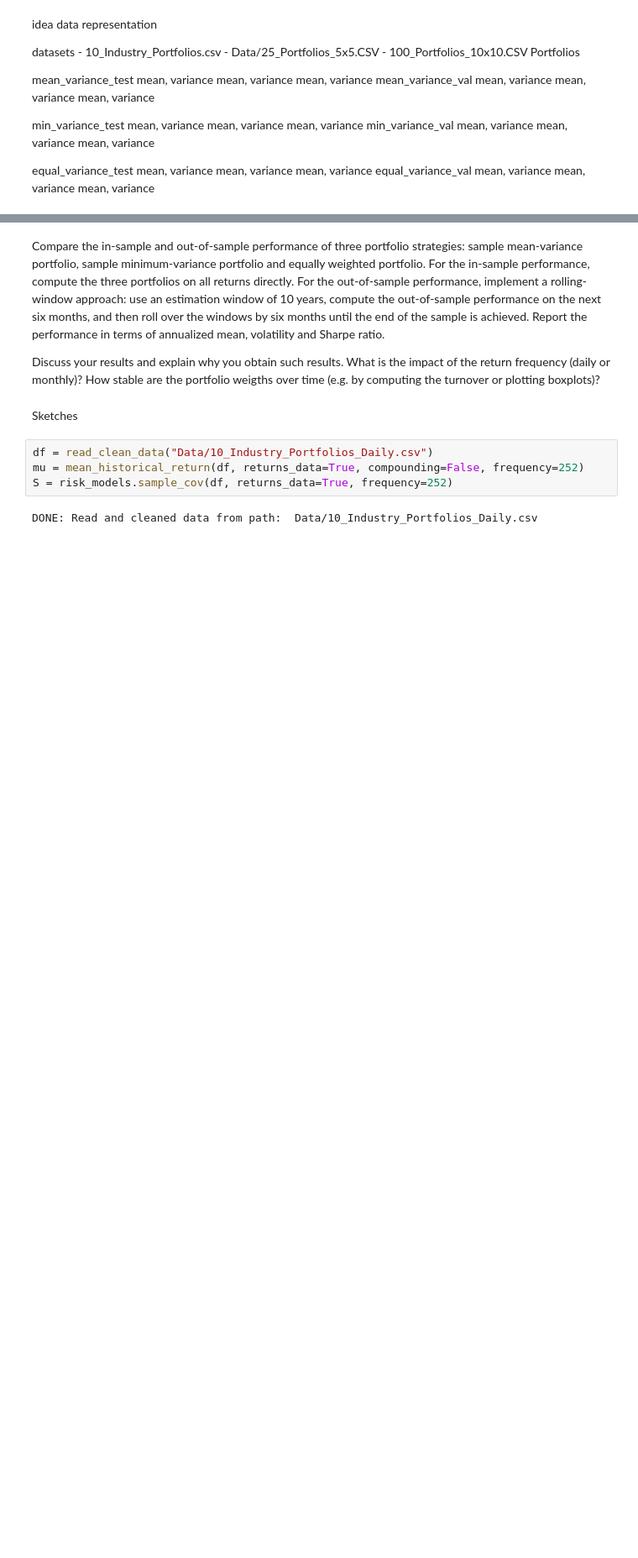
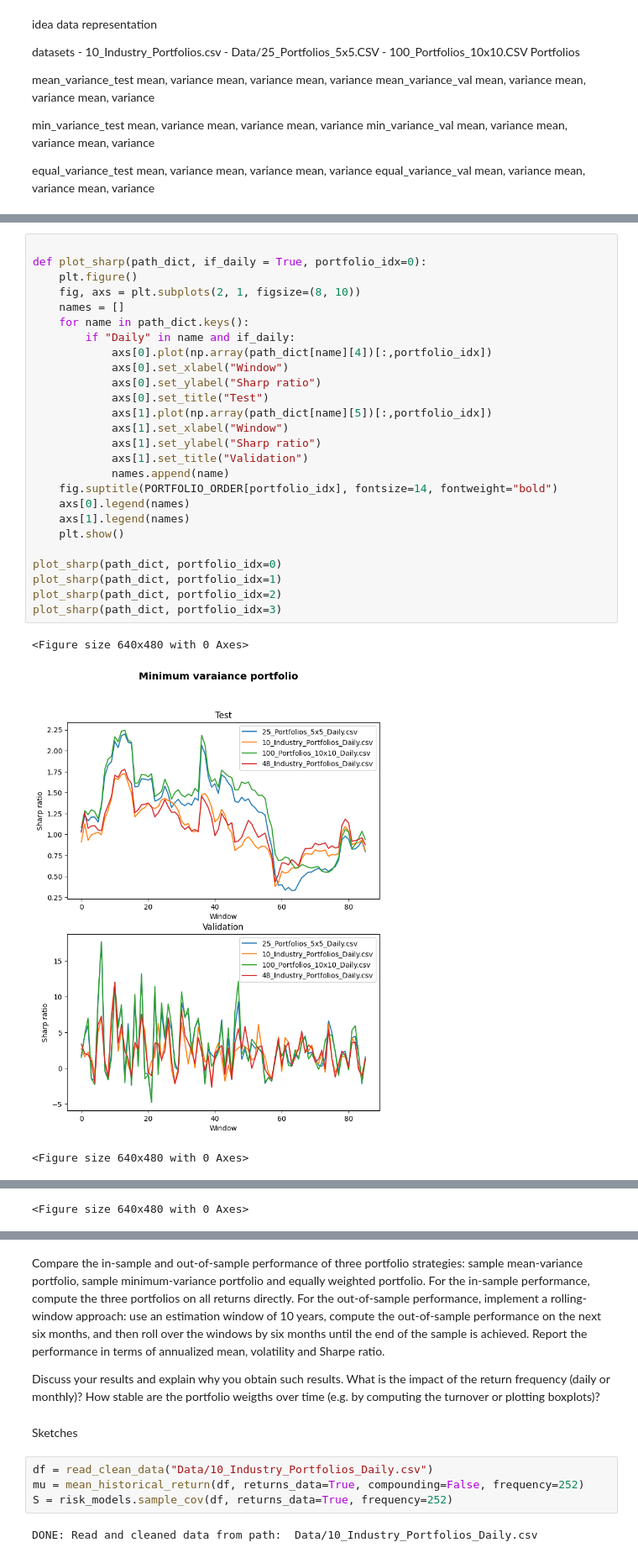
Before and after one commit to ohlstre1/Big-Data-in-Finance, a Jupyter notebook: source.ipynb, the cells around one changed output, grey strips where cells are left out. Shown at 84% size. Drawn from its saved outputs; the diff is of its cells as text; blank space fills up the shorter version.

```diff
--- a/source.ipynb
+++ b/source.ipynb
@@ -271,0 +382,30 @@ variable
+# %%
+
+def plot_sharp(path_dict, if_daily = True, portfolio_idx=0):
+    plt.figure()
+    fig, axs = plt.subplots(2, 1, figsize=(8, 10))
+    names = []
+    for name in path_dict.keys():
+        if "Daily" in name and if_daily:
+            axs[0].plot(np.array(path_dict[name][4])[:,portfolio_idx])
+            axs[0].set_xlabel("Window")
+            axs[0].set_ylabel("Sharp ratio")
+            axs[0].set_title("Test")
+            axs[1].plot(np.array(path_dict[name][5])[:,portfolio_idx])
+            axs[1].set_xlabel("Window")
+            axs[1].set_ylabel("Sharp ratio")
+            axs[1].set_title("Validation")
+            names.append(name)
+    fig.suptitle(PORTFOLIO_ORDER[portfolio_idx], fontsize=14, fontweight="bold")
+    axs[0].legend(names)
+    axs[1].legend(names)
+    plt.show()
+
+plot_sharp(path_dict, portfolio_idx=0)
+plot_sharp(path_dict, portfolio_idx=1)
+plot_sharp(path_dict, portfolio_idx=2)
+plot_sharp(path_dict, portfolio_idx=3)
+# %% [output]
+<Figure size 640x480 with 0 Axes>
+[figure, added]
+<Figure size 640x480 with 0 Axes>
@@ -271,0 +413 @@ variable
+<Figure size 640x480 with 0 Axes>
```
Also changed, not shown: parts of 11 cells of this notebook, 9 other files.
